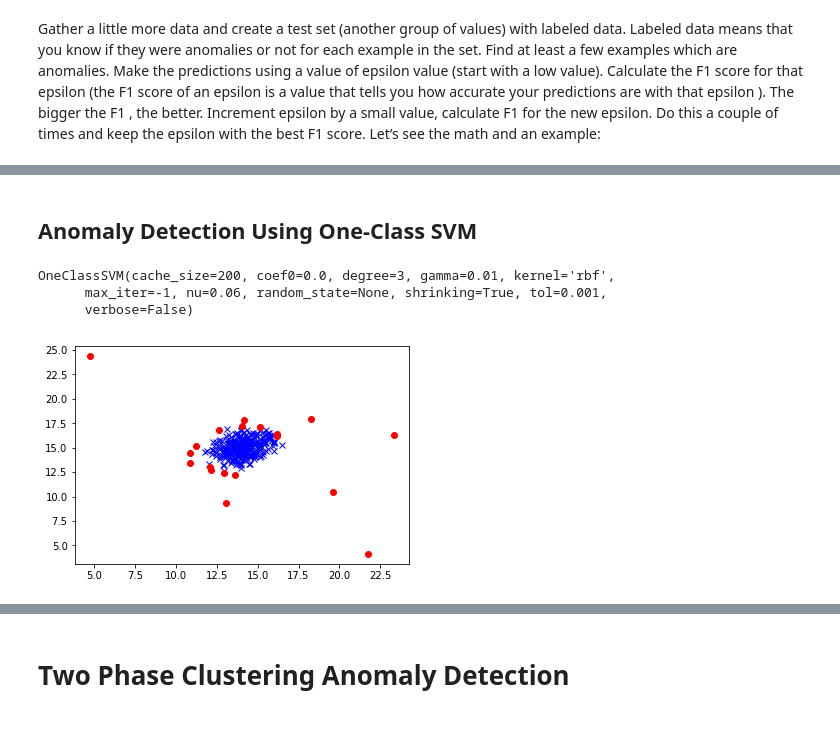
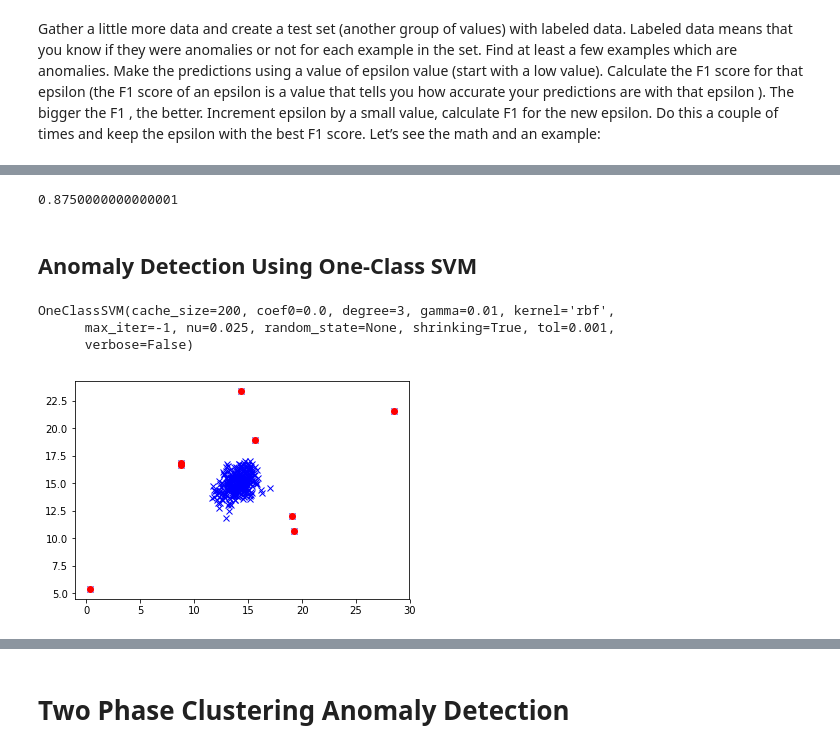
Before and after one commit to mihirkawatra/outlier-detection, a Jupyter notebook: Anomaly Detection.ipynb, the cells around one changed output, grey strips where cells are left out. Cells and saved outputs as stored; diff of their text form; code cells hidden in the pictures.

```diff
--- a/Anomaly Detection.ipynb
+++ b/Anomaly Detection.ipynb
@@ -14,11 +15,11 @@ from sklearn.metrics import f1_score
 #gt_data = read_dataset('gt_server_data.csv')
 import csv
 a1 = 'data/tr_server_data.csv'
-a2 ='data/creditcard.csv'
+a2 ='data/cv_server_data.csv'
 a3 = 'data/gt_server_data.csv'
 
 
-raw_data = open(a1, 'rt')
+raw_data = open(a2, 'rt')
 reader = csv.reader(raw_data, delimiter=',', quoting=csv.QUOTE_NONE)
 x = list(reader)
 data = np.array(x).astype('float')
@@ -107,27 +114,32 @@ plt.show()
+# %%
+f1_score(gt_data,mvg,average='binary')
+# %% [output]
+0.8750000000000001
 # %% [markdown]
 ## Anomaly Detection Using One-Class SVM
 # %%
 from sklearn import svm
 # %%
-data = read_dataset(a1)
+data = read_dataset(a2)
 # %%
-clf = svm.OneClassSVM(nu=0.06, kernel="rbf", gamma=0.01)
+clf = svm.OneClassSVM(nu=0.025, kernel="rbf", gamma=0.01)
 clf.fit(data)
 # %% [output]
 OneClassSVM(cache_size=200, coef0=0.0, degree=3, gamma=0.01, kernel='rbf',
-      max_iter=-1, nu=0.06, random_state=None, shrinking=True, tol=0.001,
+      max_iter=-1, nu=0.025, random_state=None, shrinking=True, tol=0.001,
       verbose=False)
 # %%
 pred = clf.predict(data)
 
-normal = data[pred == 1]
-abnormal = data[pred == -1]
+normal = np.where(pred == 1)
+abnormal = np.where(pred == -1)
+ocs = np.where(pred == -1,1,0).reshape(data.shape[0],1)
 # %%
 plt.figure()
-plt.plot(normal[:,0],normal[:,1],'bx')
-plt.plot(abnormal[:,0],abnormal[:,1],'ro')
 # plt.xlabel('Latency (ms)')
 # plt.ylabel('Throughput (mb/s)')
+plt.plot(data[:,0],data[:,1],'bx')
+plt.plot(data[abnormal,0],data[abnormal,1],'ro')
 plt.show()
 # %% [output]
-[figure, old version]
+[figure, new version]
```
Also changed, not shown: parts of 15 cells of this notebook, 1 other file.
